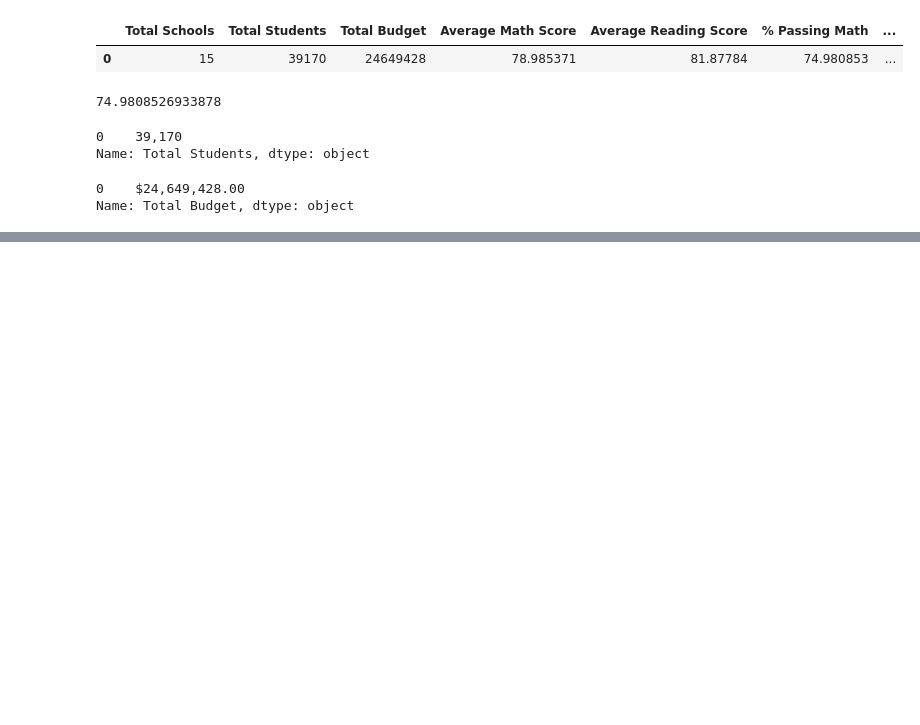
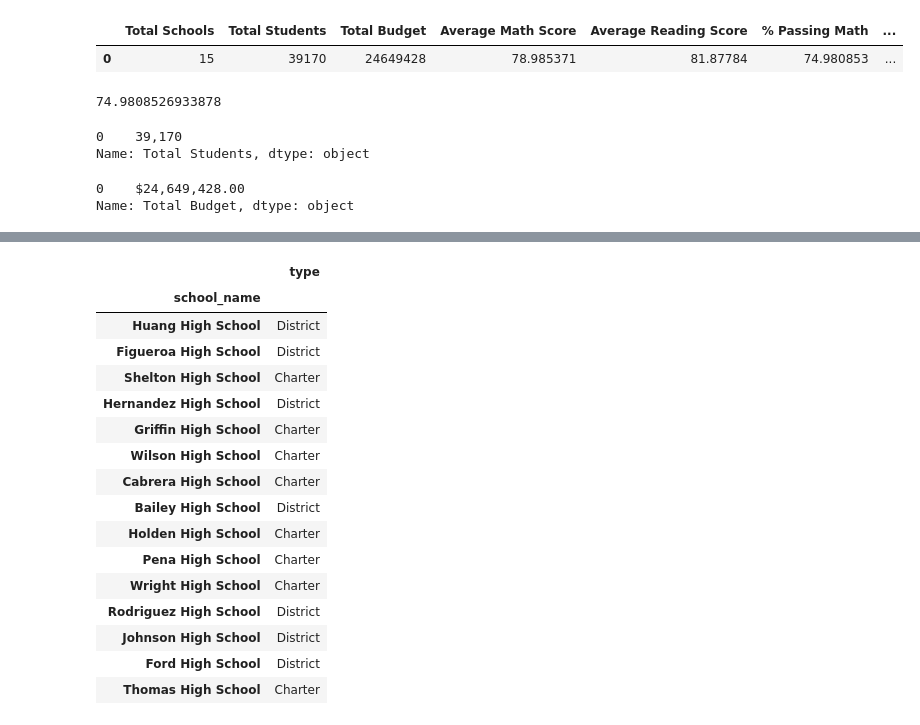
Before and after one commit to awar2170/School_District_Analysis, a Jupyter notebook: PyCitySchools.ipynb, the cells around one changed output, grey strips where cells are left out. Drawn from its saved outputs; the diff is of its cells as text; code cells hidden in the pictures; blank space fills up the shorter version.

```diff
--- a/PyCitySchools.ipynb
+++ b/PyCitySchools.ipynb
@@ -614,3 +614,18 @@ district_summary_df
 # %% [output]
 |  | Total Schools | Total Students | Total Budget | Average Math Score | Average Reading Score | % Passing Math | ... |
 | 0 | 15 | 39,170 | $24,649,428.00 | 79.0 | 81.9 | 75 | ... |
+# %%
+# Next task: Similar District Summary but for each school in the district
+
+# Things to do:
+
+# Determine the school type.
+per_school_types = school_data_df.set_index(["school_name"])["type"]
+# This creates a pandas series that shows the school_name and the type of school it is
+# We didn't have to tell python that we wanted this to be a series because both school_name and type were already series
+# We use teh set_index method
+# This method returns a series with the index as teh school_name and a column with the type of school
+per_school_types
+
+# We are doing this this way because we want the thing indexed by the name of the school
+# Also if we merge things onto this, I think it only merges to the right, so if we merge by name, we will get more info for only each school type
@@ -616,0 +650,24 @@ district_summary_df
+# %%
+# Now we convert the series from the previous chunk into a dataframe
+# Add the per_school_types into a DataFrame for testing.
+df = pd.DataFrame(per_school_types)
+df
+# We did it this way because we want the dataframe indexed by school name
+# %% [output]
+|  | type |
+| school_name |  |
+| Huang High School | District |
+| Figueroa High School | District |
+| Shelton High School | Charter |
+| Hernandez High School | District |
+| Griffin High School | Charter |
+| Wilson High School | Charter |
+| Cabrera High School | Charter |
+| Bailey High School | District |
+| Holden High School | Charter |
+| Pena High School | Charter |
+| Wright High School | Charter |
+| Rodriguez High School | District |
+| Johnson High School | District |
+| Ford High School | District |
+| Thomas High School | Charter |
```
Also changed, not shown: parts of 7 cells of this notebook, 3 other files.
